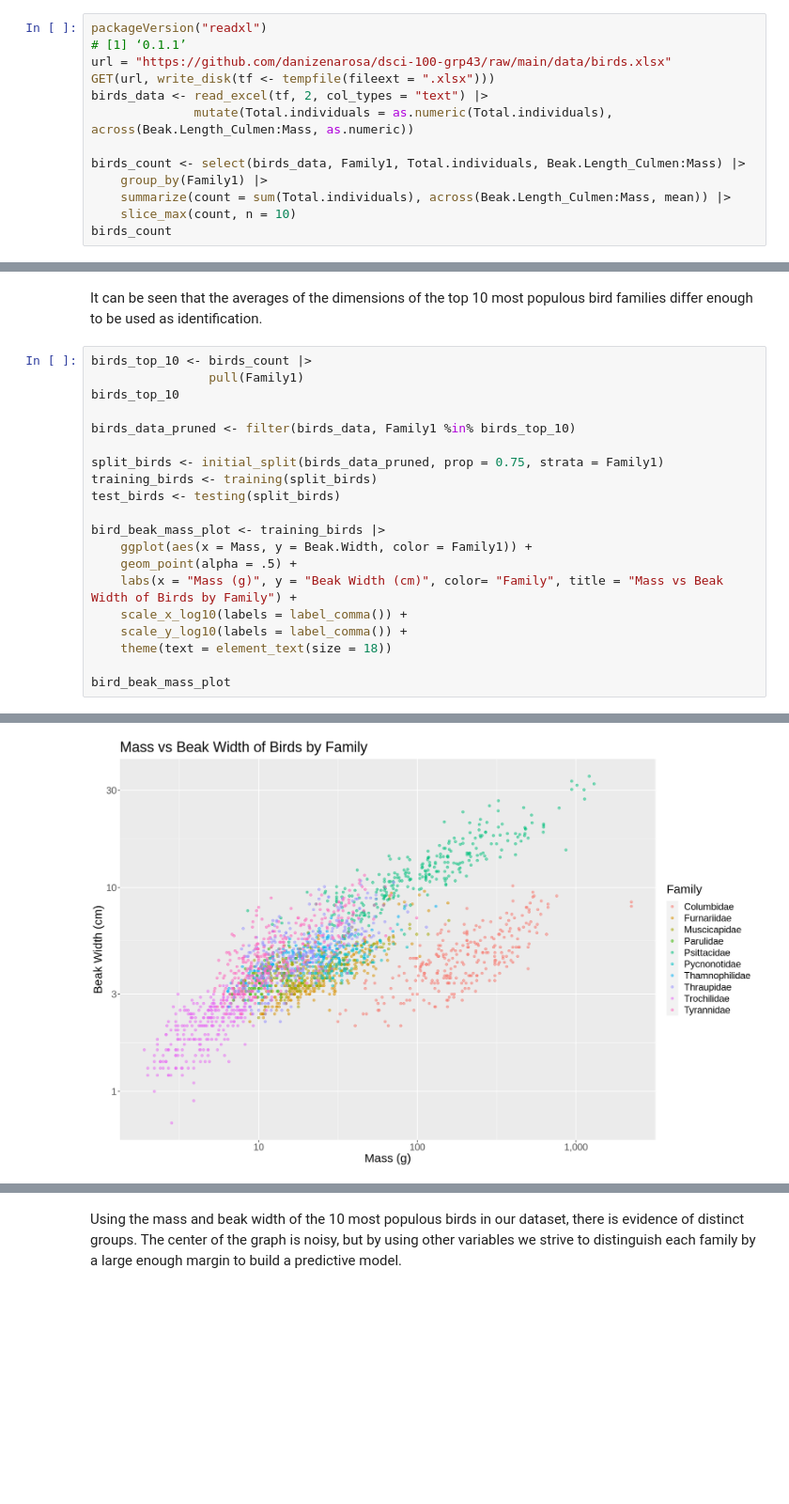
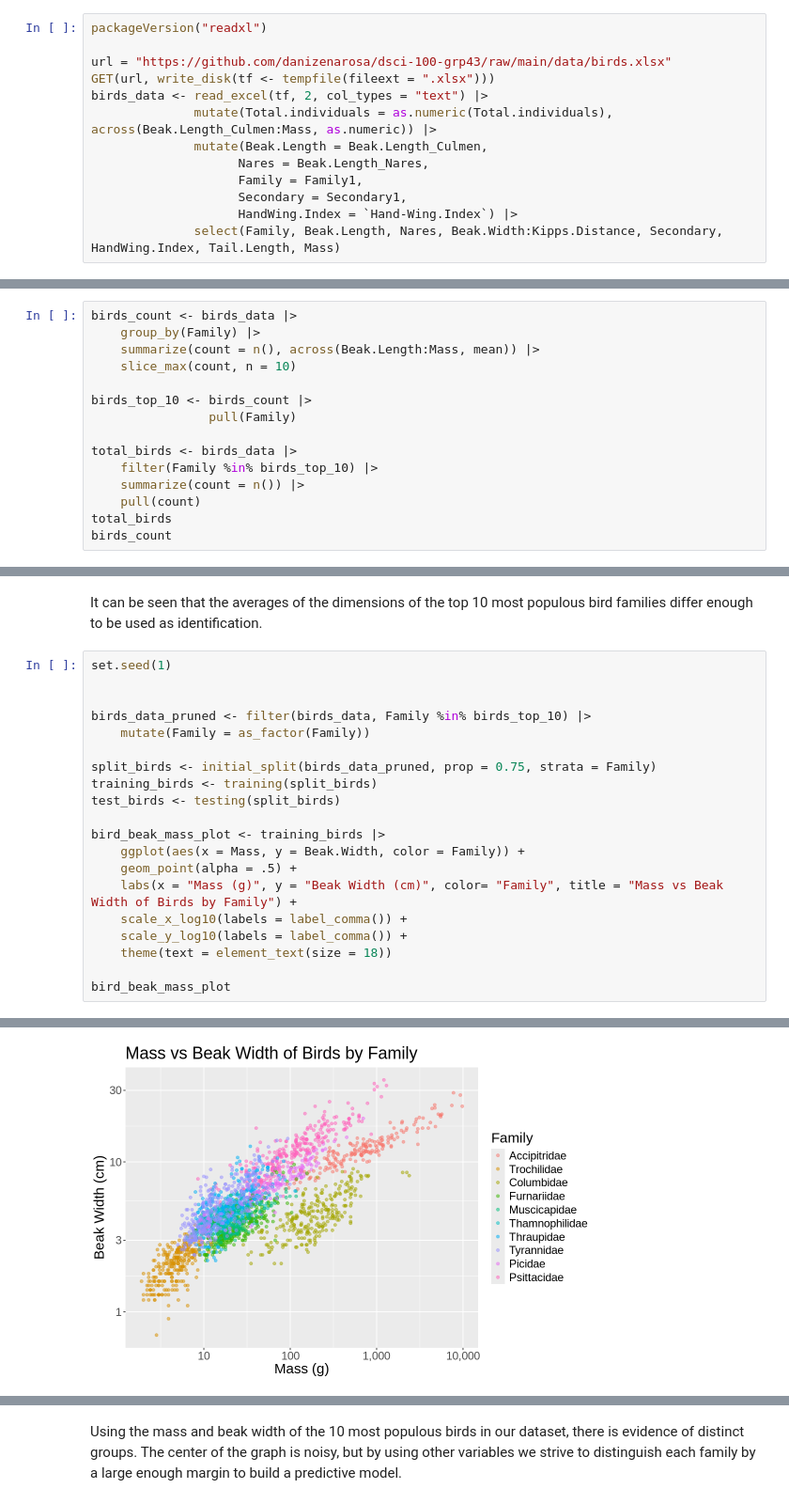
Before and after one commit to danizenarosa/Model-for-Avian-Taxonomical-Family-Prediction, a Jupyter notebook: Birds Analysis.ipynb, the cells around one changed output, grey strips where cells are left out. Shown at 94% size. Cells and saved outputs as stored; diff of their text form; blank space fills up the shorter version.

Commit message:
Coding changes
The last big block of coding is probably unnecessary, but it does show that Kipps distance might be useless/harmful?

```diff
--- a/Birds Analysis.ipynb
+++ b/Birds Analysis.ipynb
@@ -42,16 +41,16 @@ options(repr.plot.height = 9, repr.plot.width = 14)
 # %%
 packageVersion("readxl")
-# [1] ‘0.1.1’
+
 url = "https://github.com/danizenarosa/dsci-100-grp43/raw/main/data/birds.xlsx"
 GET(url, write_disk(tf <- tempfile(fileext = ".xlsx")))
 birds_data <- read_excel(tf, 2, col_types = "text") |>
-              mutate(Total.individuals = as.numeric(Total.individuals), across(Beak.Length_Culmen:Mass, as.numeric))
-
-birds_count <- select(birds_data, Family1, Total.individuals, Beak.Length_Culmen:Mass) |>
-    group_by(Family1) |>
-    summarize(count = sum(Total.individuals), across(Beak.Length_Culmen:Mass, mean)) |>
-    slice_max(count, n = 10)
-birds_count
+              mutate(Total.individuals = as.numeric(Total.individuals), across(Beak.Length_Culmen:Mass, as.numeric)) |>
+              mutate(Beak.Length = Beak.Length_Culmen,
+                    Nares = Beak.Length_Nares,
+                    Family = Family1,
+                    Secondary = Secondary1,
+                    HandWing.Index = `Hand-Wing.Index`) |>
+              select(Family, Beak.Length, Nares, Beak.Width:Kipps.Distance, Secondary, HandWing.Index, Tail.Length, Mass)
 # %% [output]
 [1] ‘1.4.3’
 Response [https://raw.githubusercontent.com/danizenarosa/dsci-100-grp43/main/data/birds.xlsx]
@@ -75,0 +62,15 @@ A tibble: 10 × 13
+# %%
+birds_count <- birds_data |>
+    group_by(Family) |>
+    summarize(count = n(), across(Beak.Length:Mass, mean)) |>
+    slice_max(count, n = 10)
+
+birds_top_10 <- birds_count |>
+                pull(Family)
+
+total_birds <- birds_data |>
+    filter(Family %in% birds_top_10) |>
+    summarize(count = n()) |>
+    pull(count)
+total_birds
+birds_count
@@ -76,18 +92,18 @@ A tibble: 10 × 13
 # %% [markdown]
 It can be seen that the averages of the dimensions of the top 10 most populous bird families differ enough to be used as identification.
 # %%
-birds_top_10 <- birds_count |>
-                pull(Family1)
-birds_top_10
+set.seed(1)
 
-birds_data_pruned <- filter(birds_data, Family1 %in% birds_top_10)
 
-split_birds <- initial_split(birds_data_pruned, prop = 0.75, strata = Family1)
+birds_data_pruned <- filter(birds_data, Family %in% birds_top_10) |>
+    mutate(Family = as_factor(Family))
+
+split_birds <- initial_split(birds_data_pruned, prop = 0.75, strata = Family)
 training_birds <- training(split_birds)
 test_birds <- testing(split_birds)
 
 bird_beak_mass_plot <- training_birds |>
-    ggplot(aes(x = Mass, y = Beak.Width, color = Family1)) +
+    ggplot(aes(x = Mass, y = Beak.Width, color = Family)) +
     geom_point(alpha = .5) +
     labs(x = "Mass (g)", y = "Beak Width (cm)", color= "Family", title = "Mass vs Beak Width of Birds by Family") +
     scale_x_log10(labels = label_comma()) +
@@ -102 +115 @@ bird_beak_mass_plot
-[figure, old version]
+[figure, new version]
```
Also changed, not shown: parts of 8 cells of this notebook.
